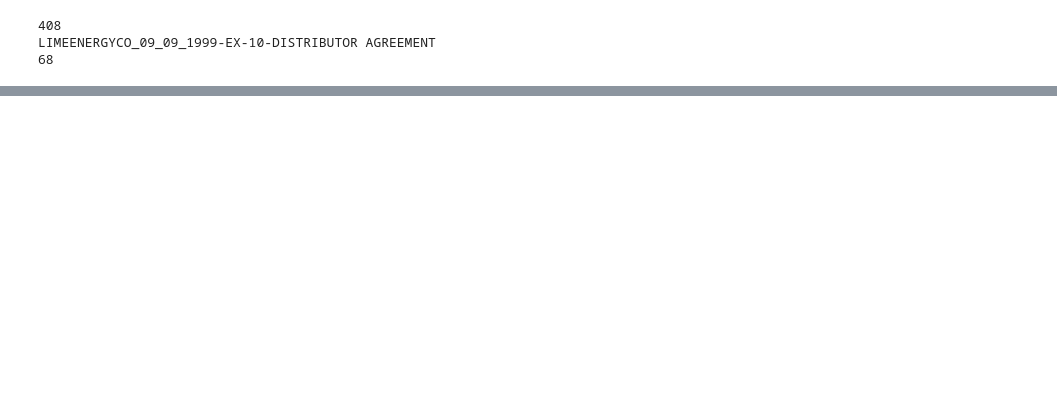
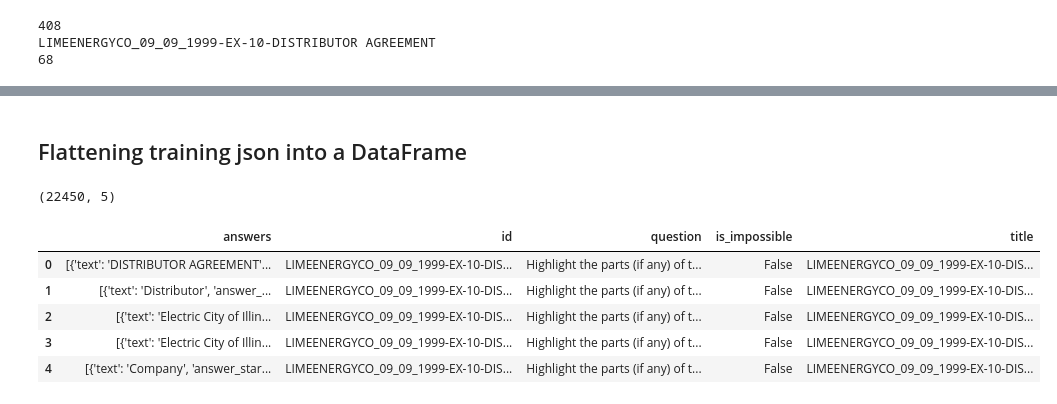
Before and after one commit to Break-Through-Tech/Accenture-1D-contract-review-challenge, a Jupyter notebook: 01_EDA.ipynb, the cells around one changed output, grey strips where cells are left out. Cells and saved outputs as stored; diff of their text form; code cells hidden in the pictures; blank space fills up the shorter version.

```diff
--- a/01_EDA.ipynb
+++ b/01_EDA.ipynb
@@ -33,0 +48,16 @@ LIMEENERGYCO_09_09_1999-EX-10-DISTRIBUTOR AGREEMENT
+# %% [markdown]
+## Flattening training json into a DataFrame
+# %%
+# Initial rough pass
+train_df = pd.json_normalize(data["data"], record_path=["paragraphs", "qas"], meta=["title"])
+
+print(train_df.shape)
+train_df.head()
+# %% [output]
+(22450, 5)
+|  | answers | id | question | is_impossible | title |
+| 0 | [{'text': 'DISTRIBUTOR AGREEMENT'... | LIMEENERGYCO_09_09_1999-EX-10-DIS... | Highlight the parts (if any) of t... | False | LIMEENERGYCO_09_09_1999-EX-10-DIS... |
+| 1 | [{'text': 'Distributor', 'answer_... | LIMEENERGYCO_09_09_1999-EX-10-DIS... | Highlight the parts (if any) of t... | False | LIMEENERGYCO_09_09_1999-EX-10-DIS... |
+| 2 | [{'text': 'Electric City of Illin... | LIMEENERGYCO_09_09_1999-EX-10-DIS... | Highlight the parts (if any) of t... | False | LIMEENERGYCO_09_09_1999-EX-10-DIS... |
+| 3 | [{'text': 'Electric City of Illin... | LIMEENERGYCO_09_09_1999-EX-10-DIS... | Highlight the parts (if any) of t... | False | LIMEENERGYCO_09_09_1999-EX-10-DIS... |
+| 4 | [{'text': 'Company', 'answer_star... | LIMEENERGYCO_09_09_1999-EX-10-DIS... | Highlight the parts (if any) of t... | False | LIMEENERGYCO_09_09_1999-EX-10-DIS... |
```
Also changed, not shown: parts of 18 cells of this notebook, 1 other file.
